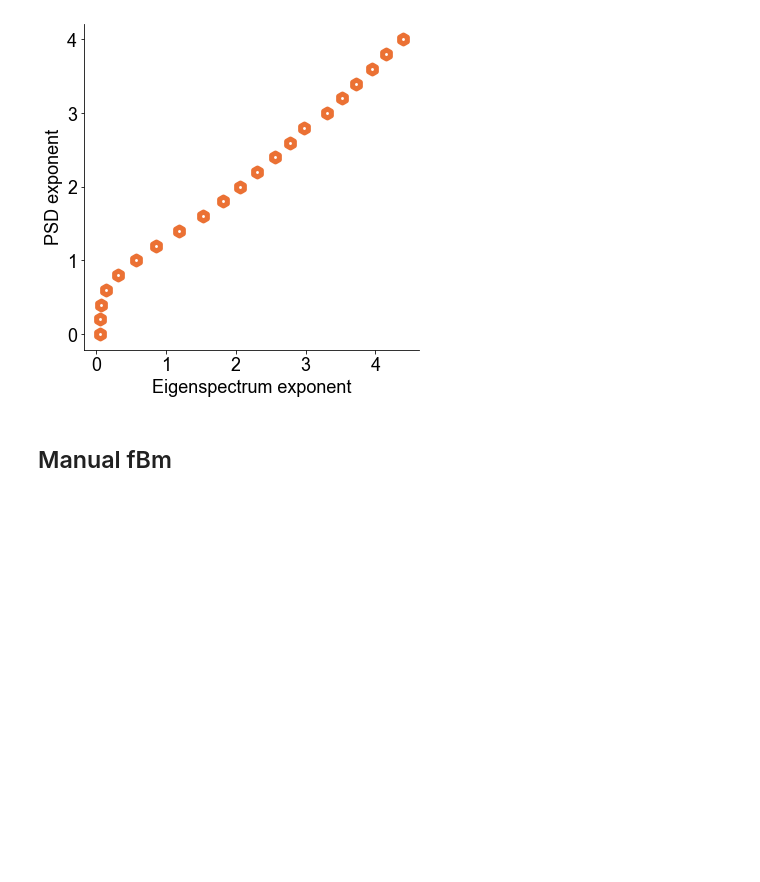
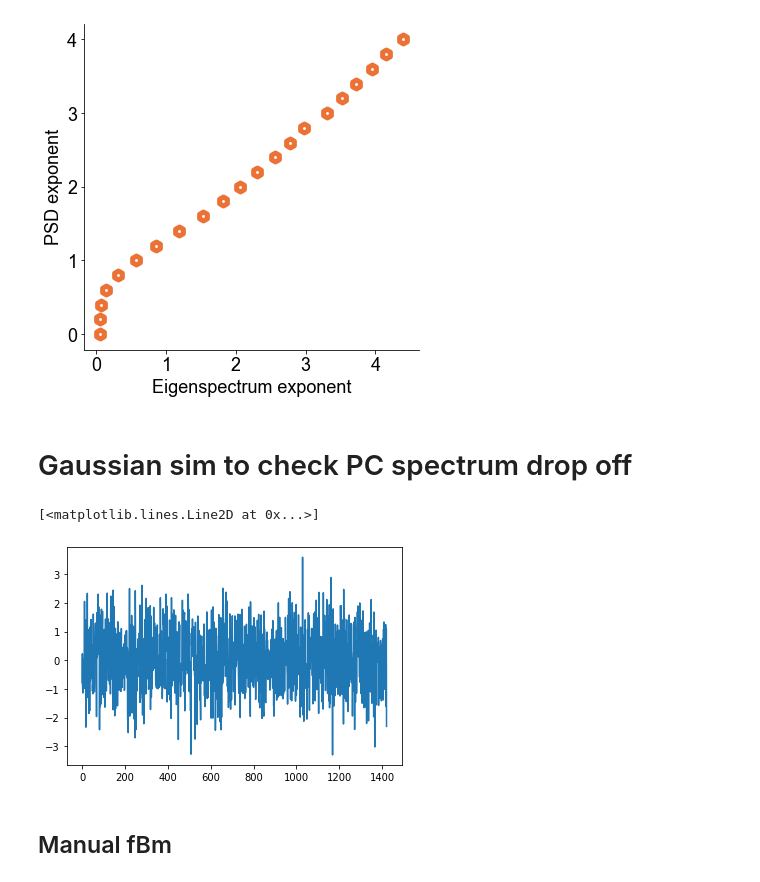
Before and after one commit to voytekresearch/galaxybrain, a Jupyter notebook: notebooks/noise_sim.ipynb, the cells around one changed output. Drawn from its saved outputs; the diff is of its cells as text; code cells hidden in the pictures; blank space fills up the shorter version.

```diff
--- a/notebooks/brownian_motion.ipynb
+++ b/notebooks/noise_sim.ipynb
@@ -221,3 +221,12 @@ if save:
 plt.show()
 # %% [output]
 [figure]
+# %% [markdown]
+# Gaussian sim to check PC spectrum drop off
+# %%
+y = np.random.normal(size=1462)
+burn_in = 20
+plt.plot(y[burn_in:-burn_in])
+# %% [output]
+[<matplotlib.lines.Line2D at 0x...>]
+[figure, added]
```
Also changed, not shown: parts of 1 cell of this notebook, 6 other files.
